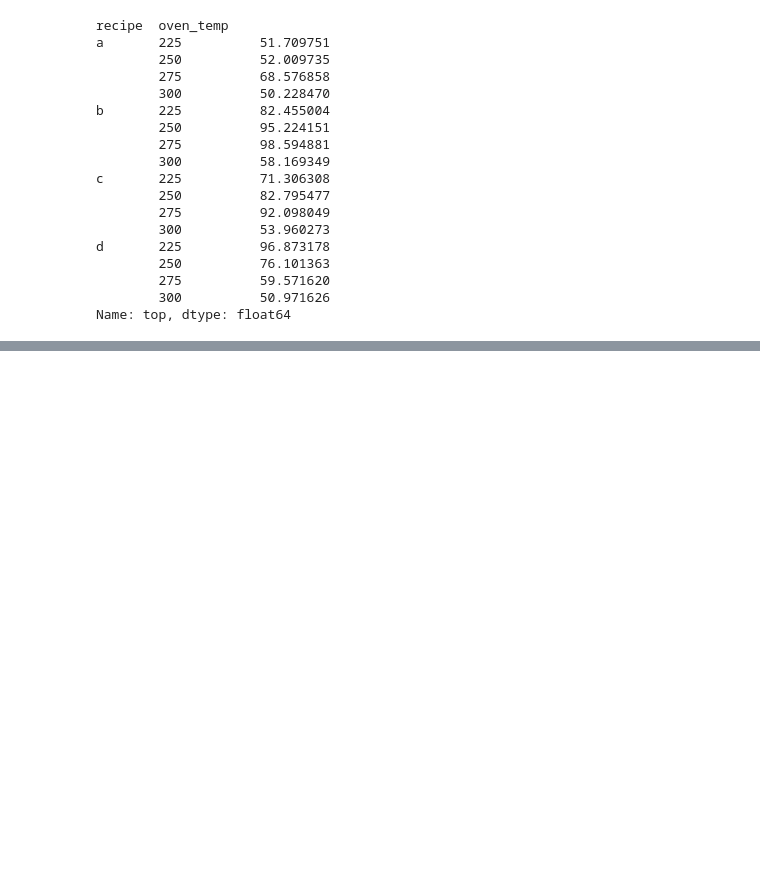
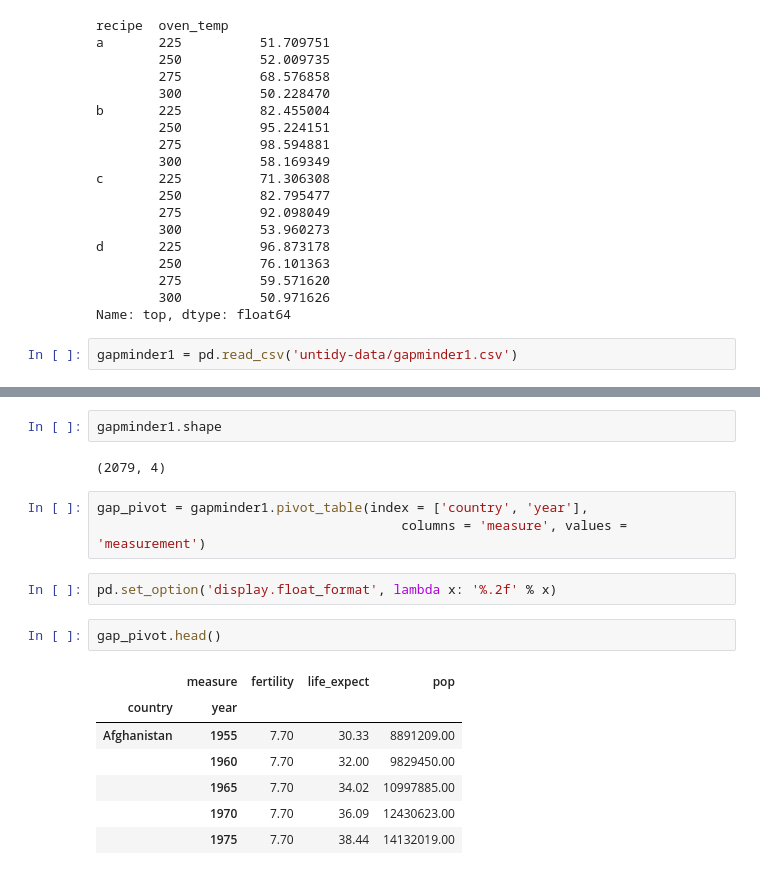
Before and after one commit to DBerchelmann/classification-exercises, a Jupyter notebook: tidy_data.ipynb, the cells around one changed output, grey strips where cells are left out. Cells and saved outputs as stored; diff of their text form; blank space fills up the shorter version.

```diff
--- a/tidy_data.ipynb
+++ b/tidy_data.ipynb
@@ -316,3 +330,5 @@ d       225          96.873178
         275          59.571620
         300          50.971626
 Name: top, dtype: float64
+# %%
+gapminder1 = pd.read_csv('untidy-data/gapminder1.csv')
@@ -318,0 +353,19 @@ Name: top, dtype: float64
+# %%
+gapminder1.shape
+# %% [output]
+(2079, 4)
+# %%
+gap_pivot = gapminder1.pivot_table(index = ['country', 'year'],
+                                       columns = 'measure', values = 'measurement')
+# %%
+pd.set_option('display.float_format', lambda x: '%.2f' % x)
+# %%
+gap_pivot.head()
+# %% [output]
+|  | measure | fertility | life_expect | pop |
+| country | year |  |  |  |
+| Afghanistan | 1955 | 7.70 | 30.33 | 8891209.00 |
+|  | 1960 | 7.70 | 32.00 | 9829450.00 |
+|  | 1965 | 7.70 | 34.02 | 10997885.00 |
+|  | 1970 | 7.70 | 36.09 | 12430623.00 |
+|  | 1975 | 7.70 | 38.44 | 14132019.00 |
```
Also changed, not shown: parts of 9 cells of this notebook.
